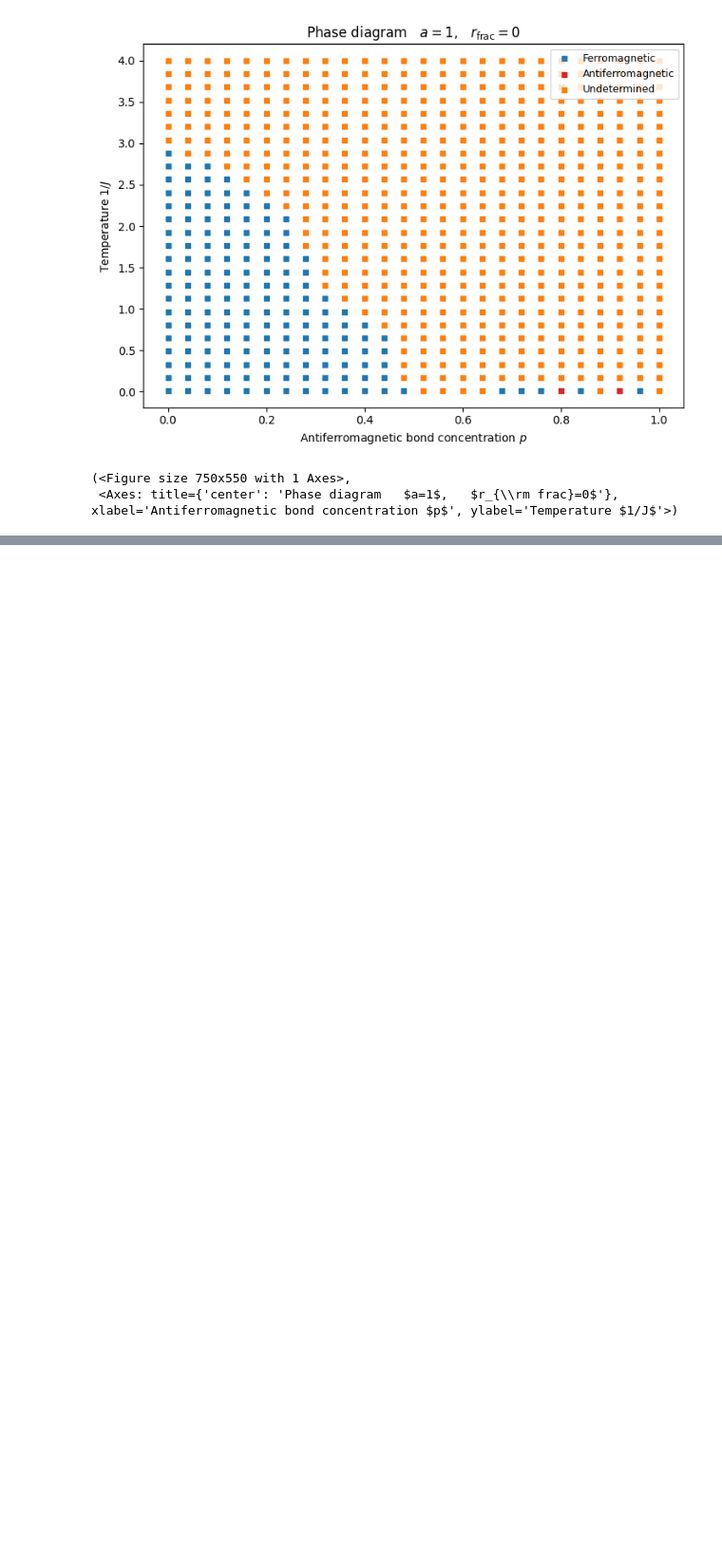
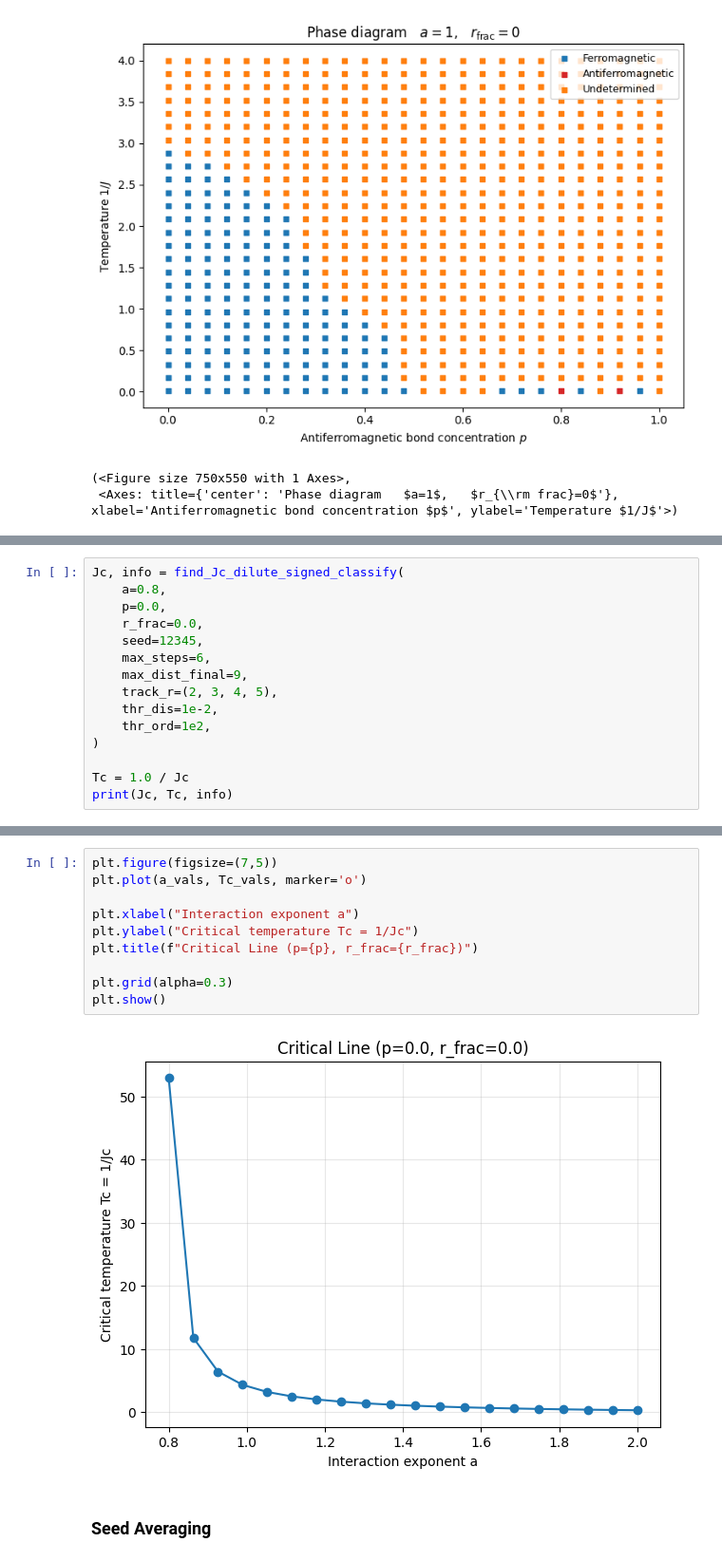
Before and after one commit to erbilcanartun/long-range-ising-chain, a Jupyter notebook: notebooks/dilute_random_couplings.ipynb, the cells around one changed output, grey strips where cells are left out. Shown at 95% size. Drawn from its saved outputs; the diff is of its cells as text; blank space fills up the shorter version.

```diff
--- a/notebooks/dilute_random_couplings.ipynb
+++ b/notebooks/dilute_random_couplings.ipynb
@@ -580,0 +741,15 @@ Scanning (p, T) phase diagram at a=1.0, r_frac=0.0
+# %%
+Jc, info = find_Jc_dilute_signed_classify(
+    a=0.8,
+    p=0.0,
+    r_frac=0.0,
+    seed=12345,
+    max_steps=6,
+    max_dist_final=9,
+    track_r=(2, 3, 4, 5),
+    thr_dis=1e-2,
+    thr_ord=1e2,
+)
+
+Tc = 1.0 / Jc
+print(Jc, Tc, info)
@@ -580,0 +828,14 @@ Scanning (p, T) phase diagram at a=1.0, r_frac=0.0
+# %%
+plt.figure(figsize=(7,5))
+plt.plot(a_vals, Tc_vals, marker='o')
+
+plt.xlabel("Interaction exponent a")
+plt.ylabel("Critical temperature Tc = 1/Jc")
+plt.title(f"Critical Line (p={p}, r_frac={r_frac})")
+
+plt.grid(alpha=0.3)
+plt.show()
+# %% [output]
+[figure, added]
+# %% [markdown]
+### Seed Averaging
```
Also changed, not shown: parts of 9 cells of this notebook.
